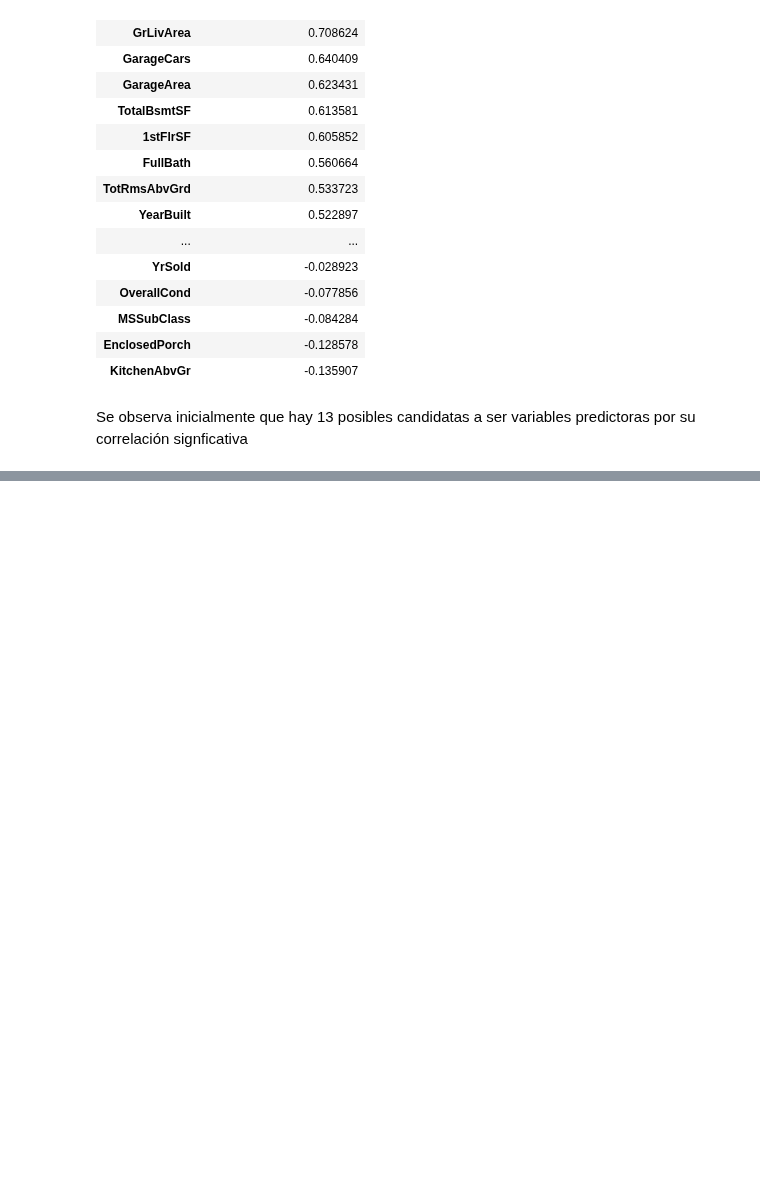
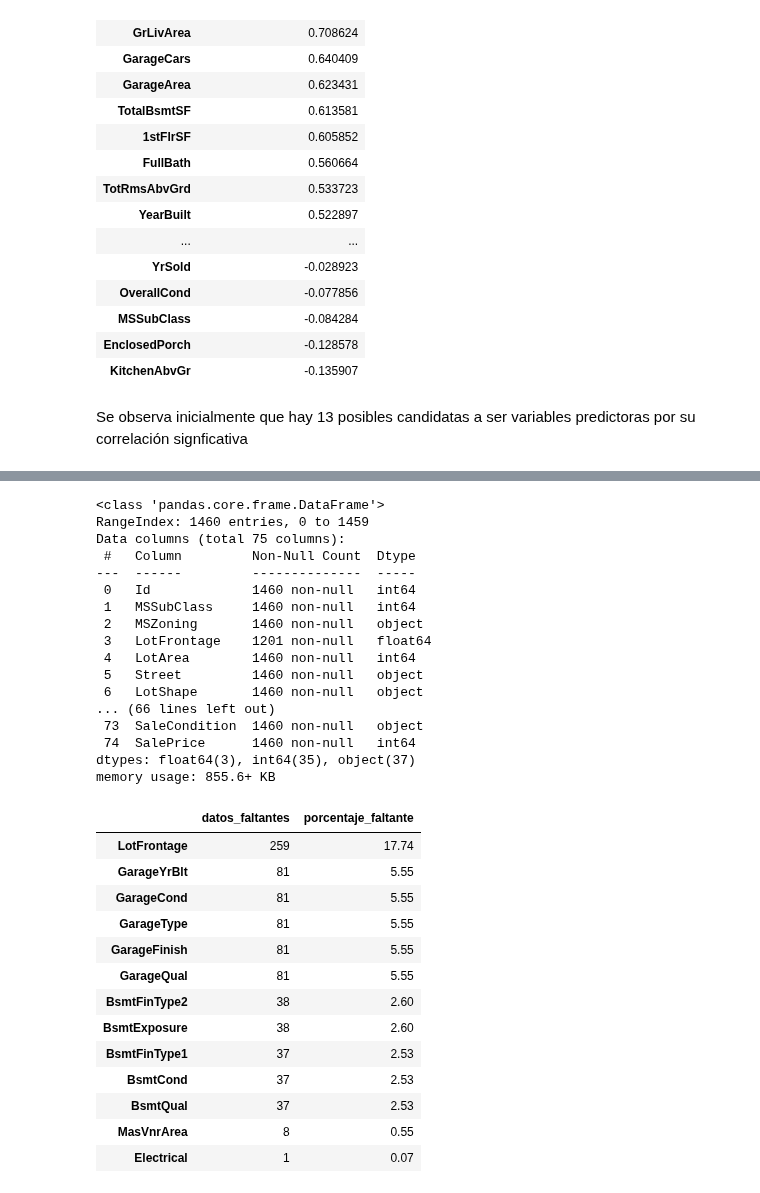
Before and after one commit to laurabg15/Exploraci-nInicial-, a Jupyter notebook: InitialExploration_Dataset.ipynb, the cells around one changed output, grey strips where cells are left out. Drawn from its saved outputs; the diff is of its cells as text; code cells hidden in the pictures; blank space fills up the shorter version.

```diff
--- a/InitialExploration_Dataset.ipynb
+++ b/InitialExploration_Dataset.ipynb
@@ -187,0 +294,48 @@ Se observa inicialmente que hay 13 posibles candidatas a ser variables predictor
+# %%
+train_df_cleaned.info()
+
+missing_summary = (
+    train_df_cleaned.isna()
+    .sum()
+    .to_frame(name="datos_faltantes")
+    .assign(
+        porcentaje_faltante=lambda dataframe: (
+            dataframe["datos_faltantes"] / len(train_df_cleaned) * 100
+        ).round(2)
+    )
+    .sort_values("porcentaje_faltante", ascending=False)
+ )
+
+missing_summary[missing_summary["datos_faltantes"] > 0]
+# %% [output]
+<class 'pandas.core.frame.DataFrame'>
+RangeIndex: 1460 entries, 0 to 1459
+Data columns (total 75 columns):
+ #   Column         Non-Null Count  Dtype
+---  ------         --------------  -----
+ 0   Id             1460 non-null   int64
+ 1   MSSubClass     1460 non-null   int64
+ 2   MSZoning       1460 non-null   object
+ 3   LotFrontage    1201 non-null   float64
+ 4   LotArea        1460 non-null   int64
+ 5   Street         1460 non-null   object
+ 6   LotShape       1460 non-null   object
+... (66 lines left out)
+ 73  SaleCondition  1460 non-null   object
+ 74  SalePrice      1460 non-null   int64
+dtypes: float64(3), int64(35), object(37)
+memory usage: 855.6+ KB
+|  | datos_faltantes | porcentaje_faltante |
+| LotFrontage | 259 | 17.74 |
+| GarageYrBlt | 81 | 5.55 |
+| GarageCond | 81 | 5.55 |
+| GarageType | 81 | 5.55 |
+| GarageFinish | 81 | 5.55 |
+| GarageQual | 81 | 5.55 |
+| BsmtFinType2 | 38 | 2.60 |
+| BsmtExposure | 38 | 2.60 |
+| BsmtFinType1 | 37 | 2.53 |
+| BsmtCond | 37 | 2.53 |
+| BsmtQual | 37 | 2.53 |
+| MasVnrArea | 8 | 0.55 |
+| Electrical | 1 | 0.07 |
```
Also changed, not shown: parts of 12 cells of this notebook.
